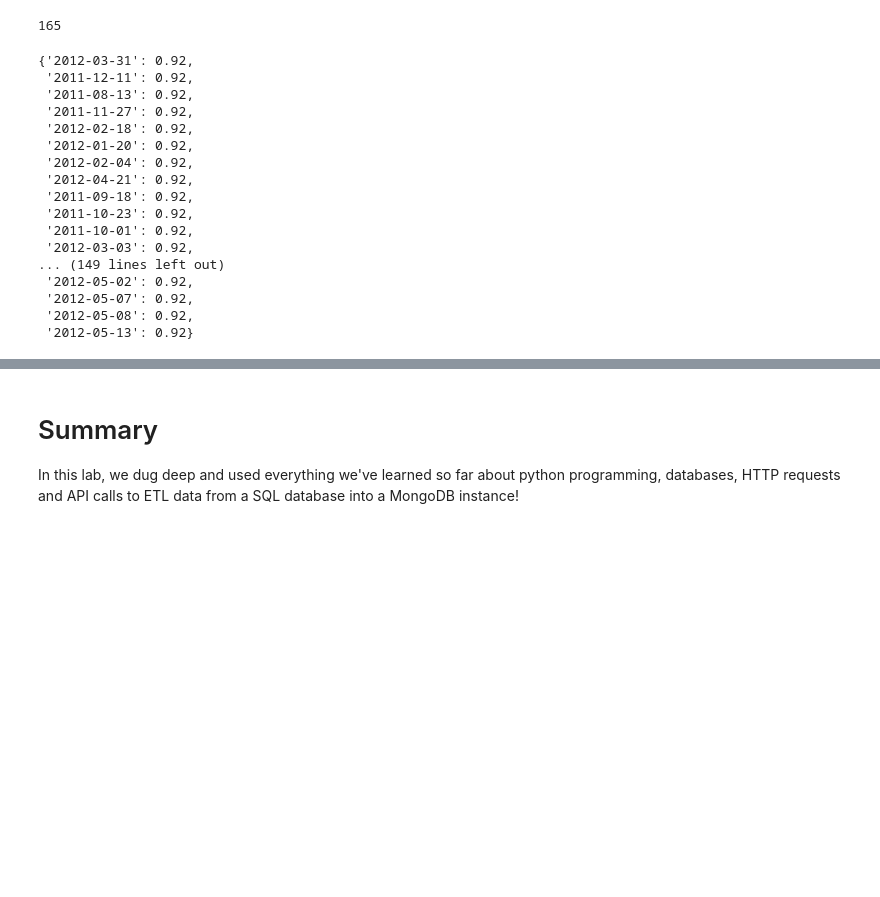
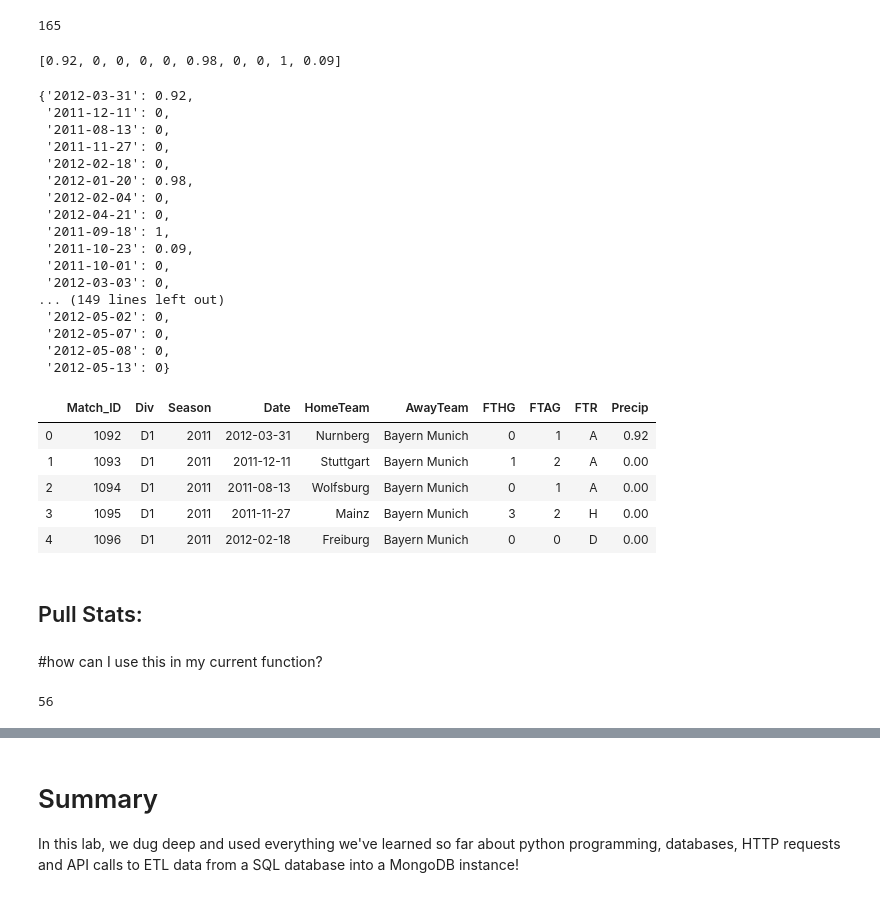
Before and after one commit to andiosika/dsc-mod-2-lab-online-ds-pt-100719, a Jupyter notebook: index.ipynb, the cells around one changed output, grey strips where cells are left out. Saved outputs shown, nothing was run; the diff lists cells and outputs as text; code cells hidden in the pictures; blank space fills up the shorter version.

```diff
--- a/index.ipynb
+++ b/index.ipynb
@@ -268,4 +267,4 @@ Success
 # %%
-r_dict = resp.json()
-r_dict.keys()
+#r_dict = resp.json()
+#r_dict.keys()
 # %% [output]
@@ -278,6 +272,5 @@ r_dict['daily']['data'][0]['icon']
 # %%
 
-# You don't have to use these classes, but we recommend them as a good place to start!
 class WeatherGetter():
 
     def __init__(self,api_key, lat =52.5200, long= 13.4050,):
@@ -296,7 +289,7 @@ class WeatherGetter():
         time_suffix = "T12:00:00"
         check_date = date+time_suffix
 
-        template_url= f"https://api.darksky.net/forecast/{self.api_key}/{self.lat},{self.long},{check_date}"
+        template_url= f"https://api.darksky.net/forecast/{self.api_key}/{self.lat},{self.long},{check_date}?exclude=current,minutely,hourly"
         if verbose==2:
             print(template_url)
 
@@ -304,7 +297,7 @@ class WeatherGetter():
         response = requests.get(template_url )
         if response.status_code == 200:
 
-            if verbose>0:
+            if verbose > 0:
                 print('Success')
         else:
             print(f"Error: status code = {response.status_code}")
@@ -314,8 +307,9 @@ class WeatherGetter():
 
     def _get_weather_from_response(self,response):
         """Extracts pricipProbability from dark_sky api response"""
-        r_dict = resp.json()
+        r_dict = response.json()
         return r_dict['daily']['data'][0]['precipProbability']
+
 
     def get_weather_for_date_list(self,dates):
         import time
@@ -353,24 +347,60 @@ Success
 len(weather_results)
 # %% [output]
 165
+# %%
+display(weather_results[:10])
+# %% [output]
+[0.92, 0, 0, 0, 0, 0.98, 0, 0, 1, 0.09]
 # %%
 weather_dict = dict(zip(gamedates,weather_results))
 weather_dict
 # %% [output]
 {'2012-03-31': 0.92,
- '2011-12-11': 0.92,
- '2011-08-13': 0.92,
- '2011-11-27': 0.92,
- '2012-02-18': 0.92,
- '2012-01-20': 0.92,
- '2012-02-04': 0.92,
- '2012-04-21': 0.92,
- '2011-09-18': 0.92,
- '2011-10-23': 0.92,
- '2011-10-01': 0.92,
- '2012-03-03': 0.92,
+ '2011-12-11': 0,
+ '2011-08-13': 0,
+ '2011-11-27': 0,
+ '2012-02-18': 0,
+ '2012-01-20': 0.98,
+ '2012-02-04': 0,
+ '2012-04-21': 0,
+ '2011-09-18': 1,
+ '2011-10-23': 0.09,
+ '2011-10-01': 0,
+ '2012-03-03': 0,
 ... (149 lines left out)
- '2012-05-02': 0.92,
- '2012-05-07': 0.92,
- '2012-05-08': 0.92,
- '2012-05-13': 0.92}
+ '2012-05-02': 0,
+ '2012-05-07': 0,
+ '2012-05-08': 0,
+ '2012-05-13': 0}
+# %%
+matches['Precip'] = matches['Date'].map(lambda x: weather_dict[x])
+# %%
+matches.head()
+# %% [output]
+|  | Match_ID | Div | Season | Date | HomeTeam | AwayTeam | FTHG | FTAG | FTR | Precip |
+| 0 | 1092 | D1 | 2011 | 2012-03-31 | Nurnberg | Bayern Munich | 0 | 1 | A | 0.92 |
+| 1 | 1093 | D1 | 2011 | 2011-12-11 | Stuttgart | Bayern Munich | 1 | 2 | A | 0.00 |
+| 2 | 1094 | D1 | 2011 | 2011-08-13 | Wolfsburg | Bayern Munich | 0 | 1 | A | 0.00 |
+| 3 | 1095 | D1 | 2011 | 2011-11-27 | Mainz | Bayern Munich | 3 | 2 | H | 0.00 |
+| 4 | 1096 | D1 | 2011 | 2012-02-18 | Freiburg | Bayern Munich | 0 | 0 | D | 0.00 |
+# %% [markdown]
+## Pull Stats:
+# %% [markdown]
+#how can I use this in my current function?
+# %%
+### this will build a dictionary for each team
+## by taking all the uniuque home teams since every team plays at least once at home.
+#all_teams = matches['HomeTeam'].unique()
+#print("# of Unique Teams: {}".format(len(all_teams)))
+teams_data = {}
+for team in newdf:
+    data = {'total_matches': 0,
+           'total_wins': 0,
+           'total_losses': 0,
+           'rain_wins': 0,
+           'rain_losses1': 0,
+           'total_goals': 0}
+    teams_data[team] = data
+print(len(teams_data))
+# %% [output]
+56
```
Also changed, not shown: parts of 28 cells of this notebook.
